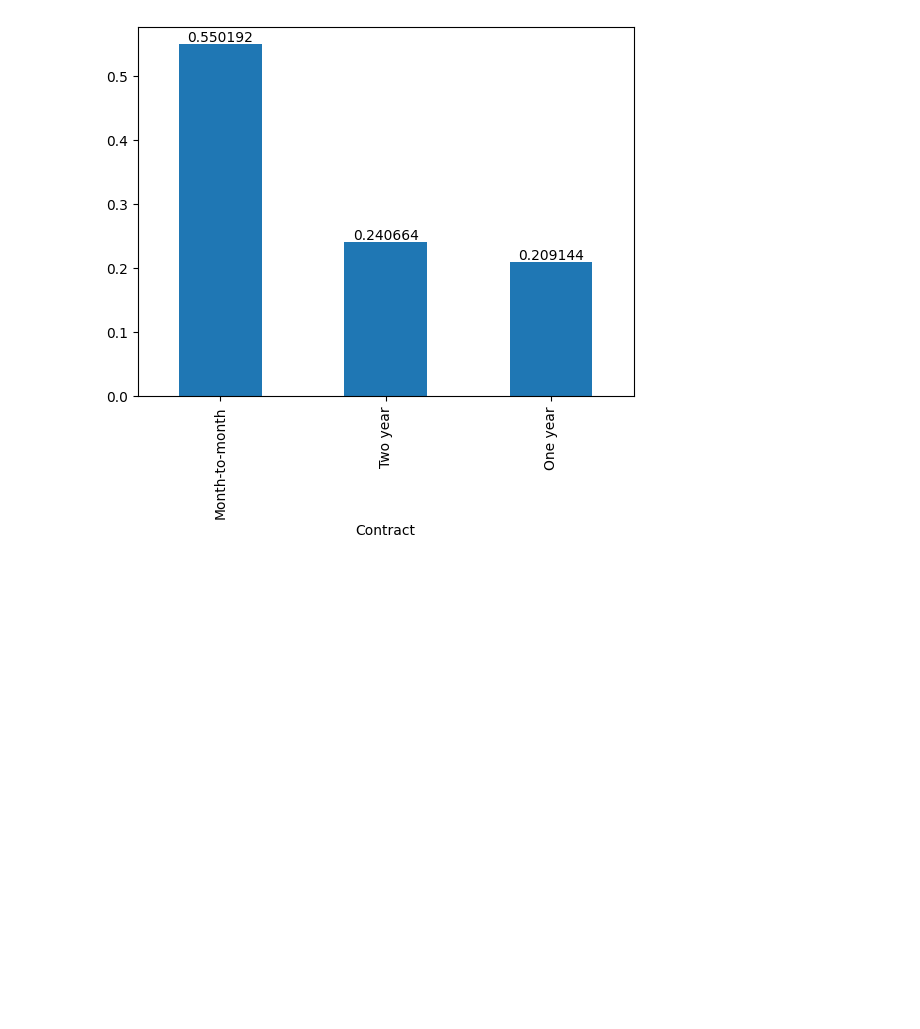
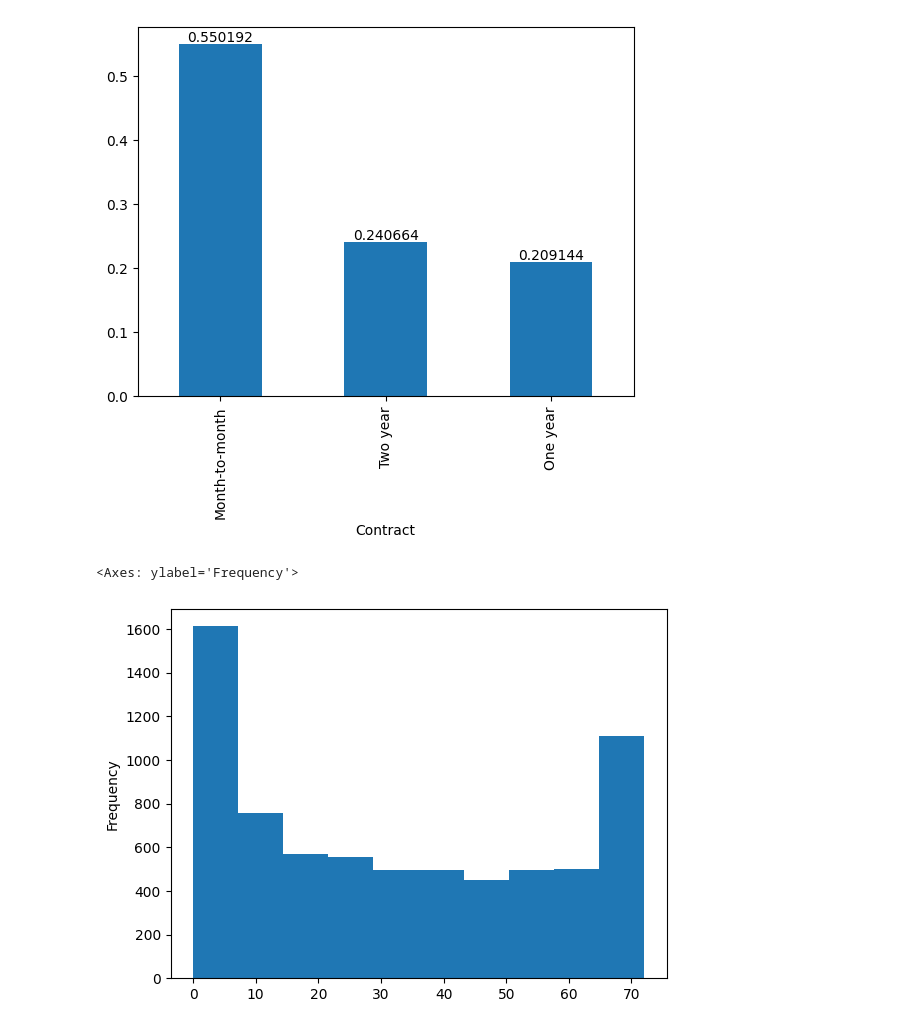
Before and after one commit to danilosalvador/IA_EDA, a Jupyter notebook: eda_churn.ipynb, the cells around one changed output. Cells and saved outputs as stored; diff of their text form; code cells hidden in the pictures; blank space fills up the shorter version.

```diff
--- a/eda_churn.ipynb
+++ b/eda_churn.ipynb
@@ -619,3 +619,9 @@ ax.bar_label(ax.containers[0])
 # %% [output]
 [Text(0, 0, '0.550192'), Text(0, 0, '0.240664'), Text(0, 0, '0.209144')]
 [figure]
+# %%
+# Histograma do tempo de contrato
+df_churn.tenure.plot.hist()
+# %% [output]
+<Axes: ylabel='Frequency'>
+[figure, added]
```
Also changed, not shown: parts of 7 cells of this notebook.
